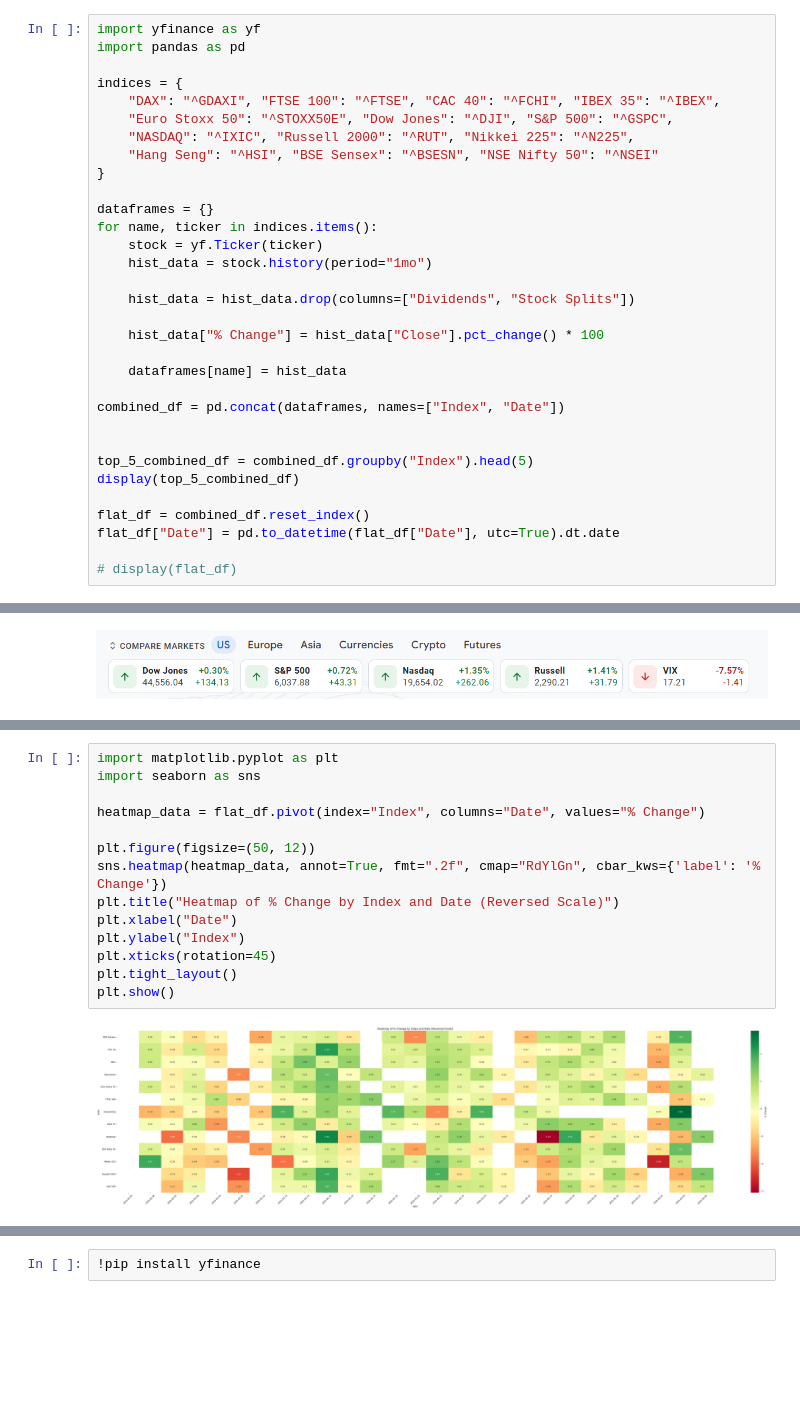
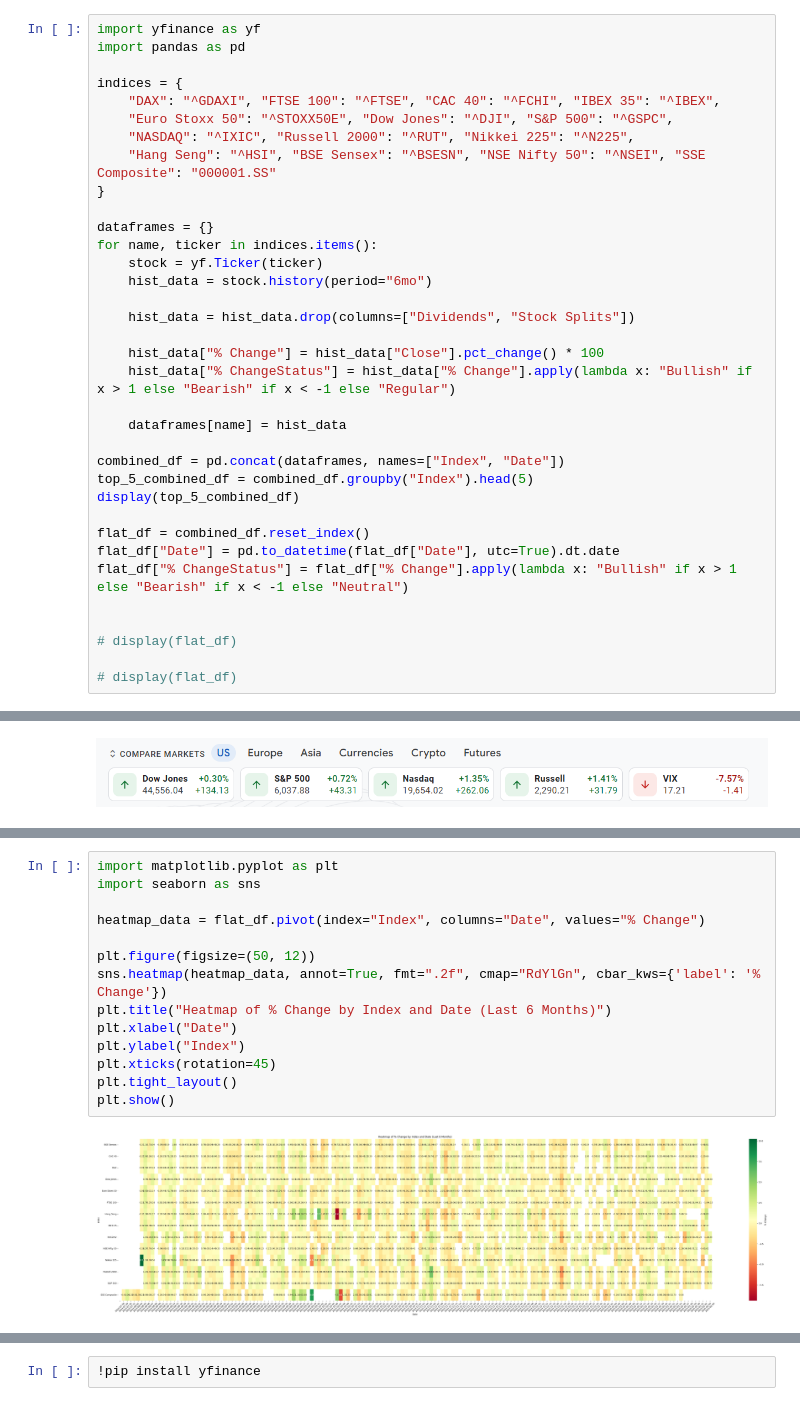
Before and after one commit to Vivekanand-R/Industry-Outlook, a Jupyter notebook: Indices.ipynb, the cells around one changed output, grey strips where cells are left out. Drawn from its saved outputs; the diff is of its cells as text; blank space fills up the shorter version.

```diff
--- a/Indices.ipynb
+++ b/Indices.ipynb
@@ -8,28 +8,31 @@ indices = {
     "DAX": "^GDAXI", "FTSE 100": "^FTSE", "CAC 40": "^FCHI", "IBEX 35": "^IBEX",
     "Euro Stoxx 50": "^STOXX50E", "Dow Jones": "^DJI", "S&P 500": "^GSPC",
     "NASDAQ": "^IXIC", "Russell 2000": "^RUT", "Nikkei 225": "^N225",
-    "Hang Seng": "^HSI", "BSE Sensex": "^BSESN", "NSE Nifty 50": "^NSEI"
+    "Hang Seng": "^HSI", "BSE Sensex": "^BSESN", "NSE Nifty 50": "^NSEI", "SSE Composite": "000001.SS"
 }
 
 dataframes = {}
 for name, ticker in indices.items():
     stock = yf.Ticker(ticker)
-    hist_data = stock.history(period="1mo")
+    hist_data = stock.history(period="6mo")
 
     hist_data = hist_data.drop(columns=["Dividends", "Stock Splits"])
 
     hist_data["% Change"] = hist_data["Close"].pct_change() * 100
+    hist_data["% ChangeStatus"] = hist_data["% Change"].apply(lambda x: "Bullish" if x > 1 else "Bearish" if x < -1 else "Regular")
 
     dataframes[name] = hist_data
 
 combined_df = pd.concat(dataframes, names=["Index", "Date"])
-
-
 top_5_combined_df = combined_df.groupby("Index").head(5)
 display(top_5_combined_df)
 
 flat_df = combined_df.reset_index()
 flat_df["Date"] = pd.to_datetime(flat_df["Date"], utc=True).dt.date
+flat_df["% ChangeStatus"] = flat_df["% Change"].apply(lambda x: "Bullish" if x > 1 else "Bearish" if x < -1 else "Neutral")
+
 
 # display(flat_df)
+
+# display(flat_df)
 # %% [output]
@@ -83,19 +150,19 @@ Today Trends (As on Feb 04th 2025)
 # %%
 import matplotlib.pyplot as plt
 import seaborn as sns
 
 heatmap_data = flat_df.pivot(index="Index", columns="Date", values="% Change")
 
 plt.figure(figsize=(50, 12))
 sns.heatmap(heatmap_data, annot=True, fmt=".2f", cmap="RdYlGn", cbar_kws={'label': '% Change'})
-plt.title("Heatmap of % Change by Index and Date (Reversed Scale)")
+plt.title("Heatmap of % Change by Index and Date (Last 6 Months)")
 plt.xlabel("Date")
 plt.ylabel("Index")
 plt.xticks(rotation=45)
 plt.tight_layout()
 plt.show()
 # %% [output]
-[figure, old version]
+[figure, new version]
 # %%
 import matplotlib.pyplot as plt
 import seaborn as sns
```
Also changed, not shown: parts of 5 cells of this notebook.
